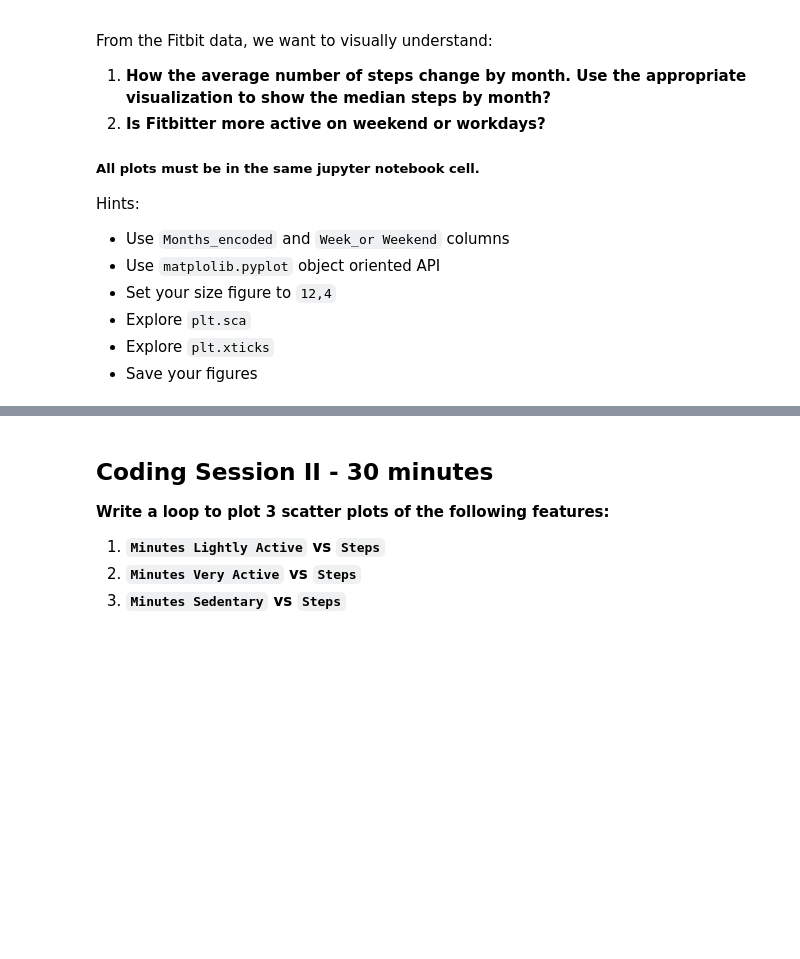
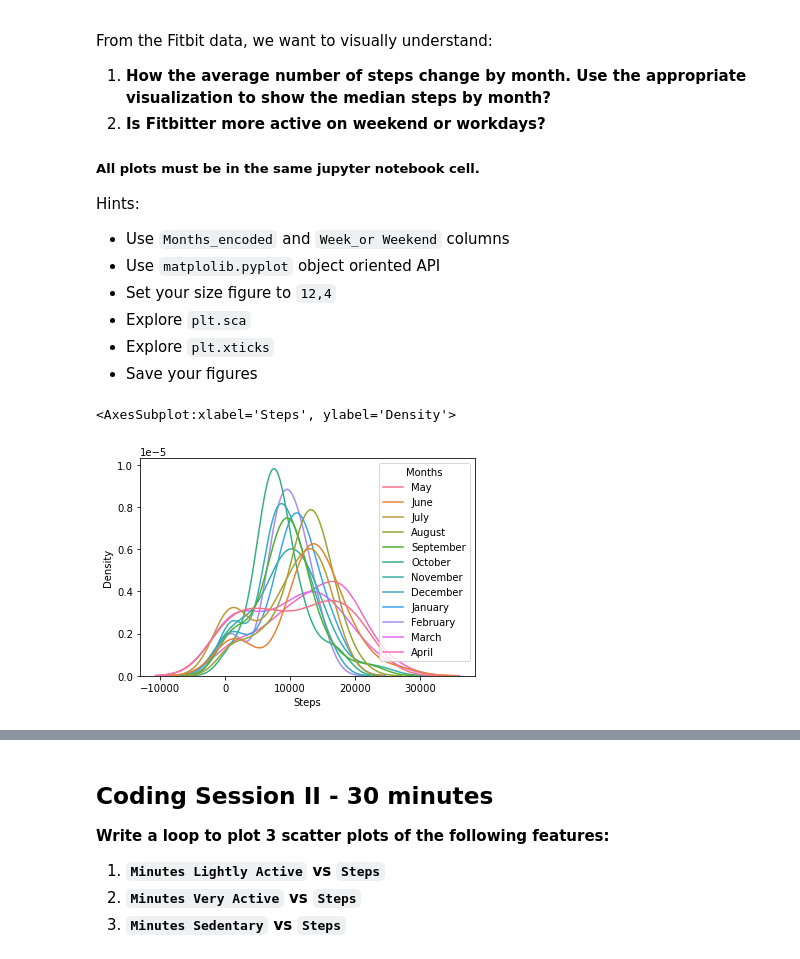
Before and after one commit to Ironhack-Data-Madrid-Enero-2021/lab-visualization-extra, a Jupyter notebook: challenge-1.ipynb, the cells around one changed output, grey strips where cells are left out. Cells and saved outputs as stored; diff of their text form; code cells hidden in the pictures; blank space fills up the shorter version.

```diff
--- a/challenge-1.ipynb
+++ b/challenge-1.ipynb
@@ -51,4 +55,8 @@ Hints:
 - Save your figures
 # %%
 # Driver 1 enter codes here
-blabla
+
+sns.kdeplot(x=fitbit.Steps, hue=fitbit.Months)
+# %% [output]
+<AxesSubplot:xlabel='Steps', ylabel='Density'>
+[figure, added]
```
Also changed, not shown: parts of 8 cells of this notebook.
